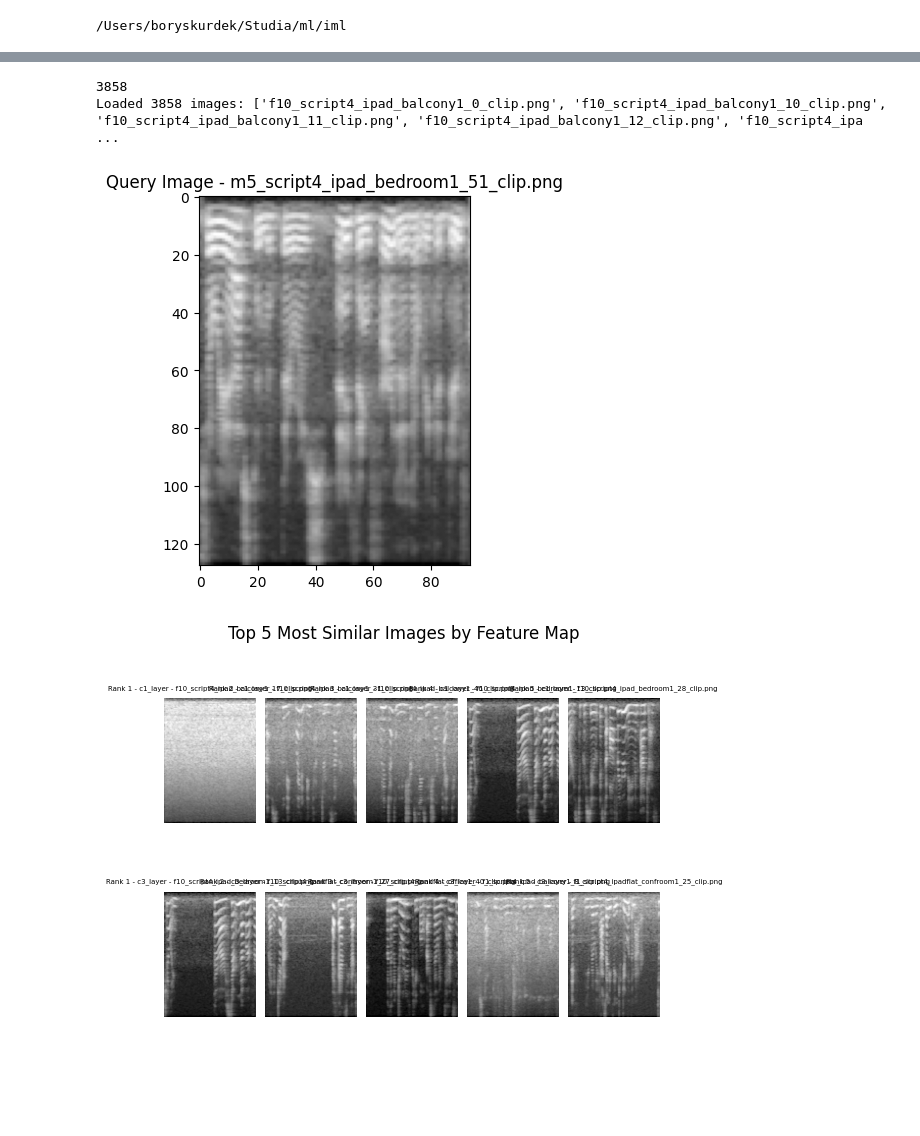
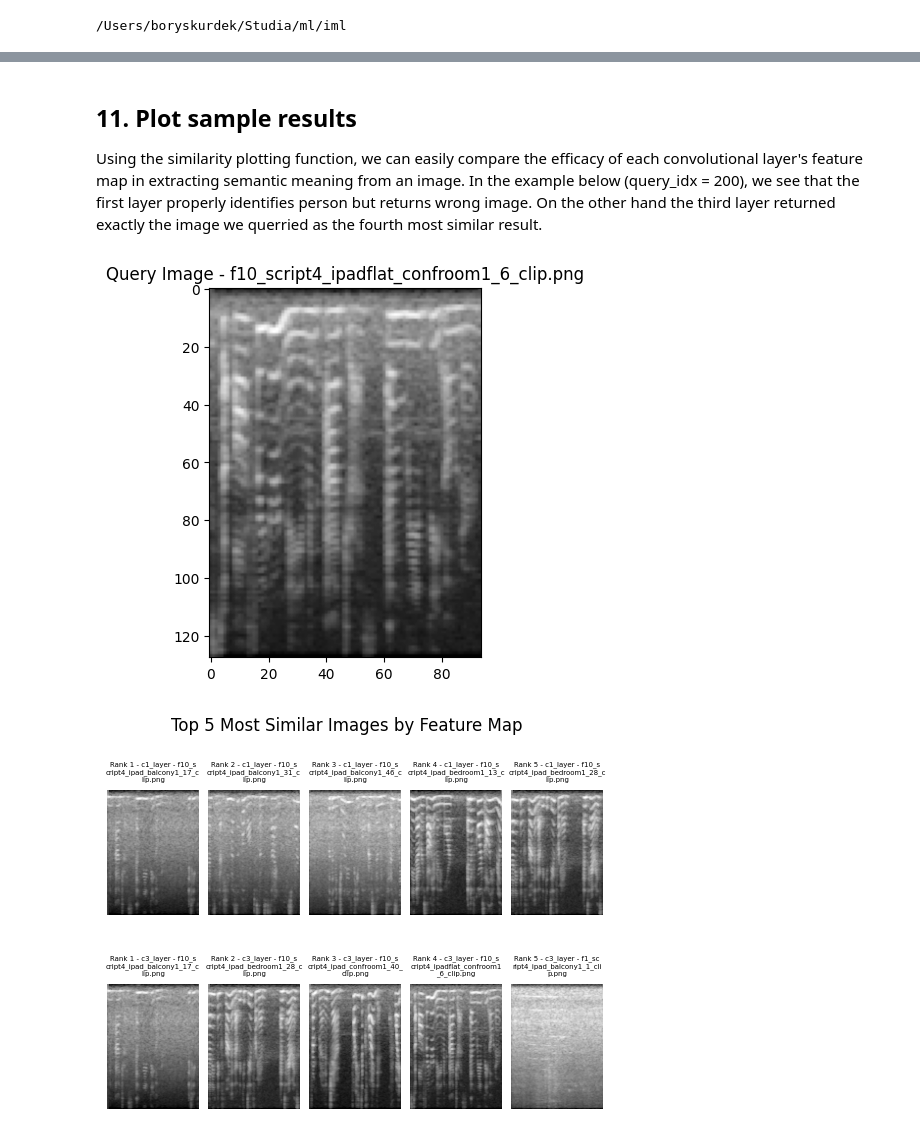
Before and after one commit to Willu12/iml, a Jupyter notebook: notebooks/CNN_visual_interpretation.ipynb, the cells around one changed output, grey strips where cells are left out. Saved outputs shown, nothing was run; the diff lists cells and outputs as text; code cells hidden in the pictures; blank space fills up the shorter version.

```diff
--- a/notebooks/CNN_visual_interpretation.ipynb
+++ b/notebooks/CNN_visual_interpretation.ipynb
@@ -104,7 +150,8 @@ To demonstrate FAISS in action, we'll first get feature maps from both convoluti
 # %%
-batch_size = 4
-_, _, test_loader = prepare_dataset_loaders(transform, batch_size)
+batch_size = 10
+
+image_loader = prepare_dataset_loader(feature_dataset_directory, transform, batch_size)
 c3_layer.device = "cpu"
 c3_layer = c3_layer.to("cpu")
-preds, feature_maps = process_predictions_and_features(c1_layer, test_loader)
-preds_c3, feature_maps_c3 = process_predictions_and_features(c3_layer, test_loader)
+preds, feature_maps = process_predictions_and_features(c1_layer, image_loader)
+preds_c3, feature_maps_c3 = process_predictions_and_features(c3_layer, image_loader)
@@ -128,15 +179,7 @@ for name, feature_map in features.items():
 # %%
-# Define function that uses index to retrieve top N similar vectors (distances and indicies)
-def load_images(directory, transform):
-    images = []
-    #image_files = sorted(os.listdir(directory))  # Sort to ensure consistent indexing
-    for filename in image_files:
-        filepath = os.path.join(directory, filename)
-        if filename.lower().endswith(('.png', '.jpg', '.jpeg')):
-            image = Image.open(filepath).convert("L")
-            image = transform(image)
-            images.append(image)
-    return images, image_files
+import textwrap
+def wrap_title(title, width=25):
+    return "\n".join(textwrap.wrap(title, width=width))
 
 def get_similar(index, query_vec, k):
     distances, indices = index.search(query_vec, k)
@@ -168,27 +211,22 @@ def plot_n_similar(faiss_indicies, image_holder, image_files, feature_maps, quer
         for j in range(len(indic)):
             ax[i][j].axis('off')
             ax[i][j].imshow(image_holder[indic[j]].squeeze(0),cmap="gray")
-            ax[i][j].set_title(f'Rank {j+1} - {layer} - {image_files[indic[j]]}', fontsize=5)
+            ax[i][j].set_title(wrap_title(f'Rank {j+1} - {layer} - {image_files[indic[j]]}'), fontsize=5)
         i += 1
 
-    plt.tight_layout()
     fig.subplots_adjust(wspace=0.1, hspace=0.1)
     fig.suptitle(f'Top {k} Most Similar Images by Feature Map')
     plt.show()
+# %% [markdown]
+## 11. Plot sample results
+Using the similarity plotting function, we can easily compare the efficacy of each convolutional layer's feature map in extracting semantic meaning from an image. In the example below (query_idx = 200), we see that the first layer properly identifies person but returns wrong image. On the other hand the third layer returned exactly the image we querried as the fourth most similar result.
 # %%
-images, image_files = load_images("datasets/test", transform)
-print(len(images))
-print(f"Loaded {len(images)} images: {image_files[:5]}...")  # Print the first few filenames
-
-
 plot_n_similar(faiss_indicies=indicies,
                image_holder=images,
                image_files=image_files,
                feature_maps=features,
-               query_idx=3000,
+               query_idx=200,
                k=5)
 # %% [output]
-3858
-Loaded 3858 images: ['f10_script4_ipad_balcony1_0_clip.png', 'f10_script4_ipad_balcony1_10_clip.png', 'f10_script4_ipad_balcony1_11_clip.png', 'f10_script4_ipad_balcony1_12_clip.png', 'f10_script4_ipa ...
-[figure, old version]
+[figure, new version]
-[figure, old version]
+[figure, new version]
```
Also changed, not shown: parts of 25 cells of this notebook, 4 other files.
